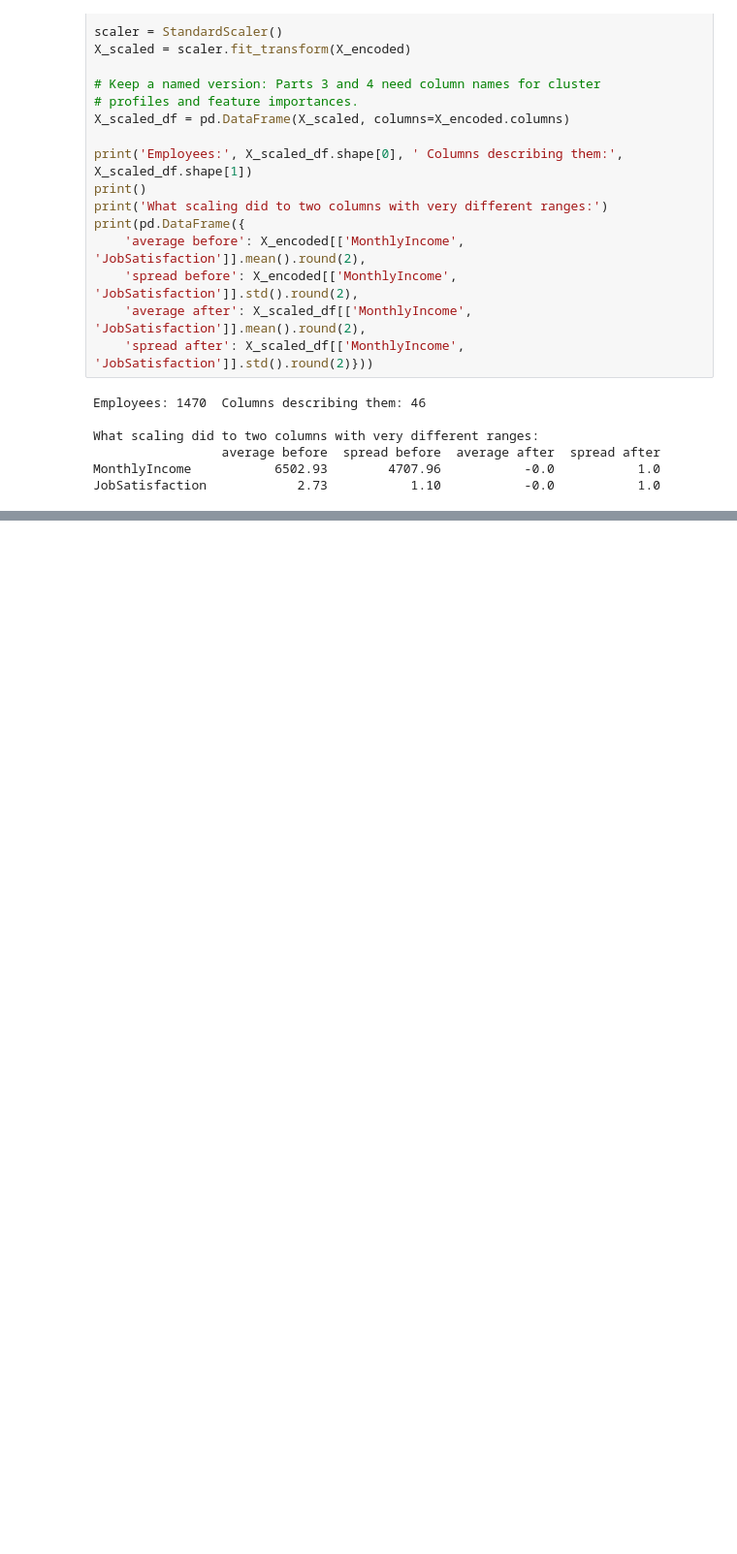
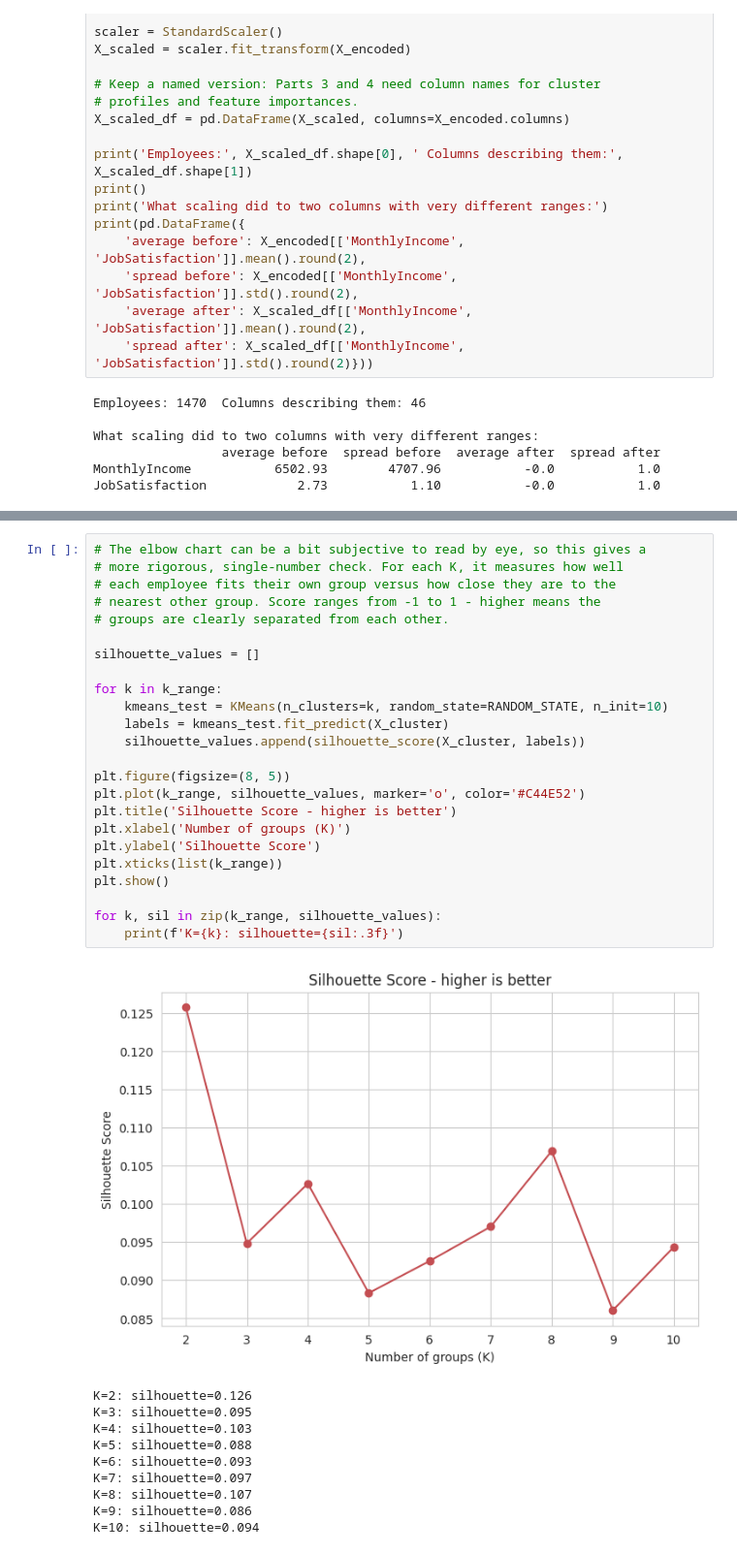
Before and after one commit to Praise-Oluwasikemi/TS-Academy-Group-4-IBM-HR-Analytics-Attrition, a Jupyter notebook: group_04_yourname.ipynb, the cells around one changed output, grey strips where cells are left out. Shown at 97% size. Drawn from its saved outputs; the diff is of its cells as text; blank space fills up the shorter version.

```diff
--- a/group_04_yourname.ipynb
+++ b/group_04_yourname.ipynb
@@ -690,0 +754,35 @@ and scaled, and is ready for clustering and modelling.
+# %%
+# The elbow chart can be a bit subjective to read by eye, so this gives a
+# more rigorous, single-number check. For each K, it measures how well
+# each employee fits their own group versus how close they are to the
+# nearest other group. Score ranges from -1 to 1 - higher means the
+# groups are clearly separated from each other.
+
+silhouette_values = []
+
+for k in k_range:
+    kmeans_test = KMeans(n_clusters=k, random_state=RANDOM_STATE, n_init=10)
+    labels = kmeans_test.fit_predict(X_cluster)
+    silhouette_values.append(silhouette_score(X_cluster, labels))
+
+plt.figure(figsize=(8, 5))
+plt.plot(k_range, silhouette_values, marker='o', color='#C44E52')
+plt.title('Silhouette Score - higher is better')
+plt.xlabel('Number of groups (K)')
+plt.ylabel('Silhouette Score')
+plt.xticks(list(k_range))
+plt.show()
+
+for k, sil in zip(k_range, silhouette_values):
+    print(f'K={k}: silhouette={sil:.3f}')
+# %% [output]
+[figure, added]
+K=2: silhouette=0.126
+K=3: silhouette=0.095
+K=4: silhouette=0.103
+K=5: silhouette=0.088
+K=6: silhouette=0.093
+K=7: silhouette=0.097
+K=8: silhouette=0.107
+K=9: silhouette=0.086
+K=10: silhouette=0.094
```
Also changed, not shown: parts of 67 cells of this notebook.
